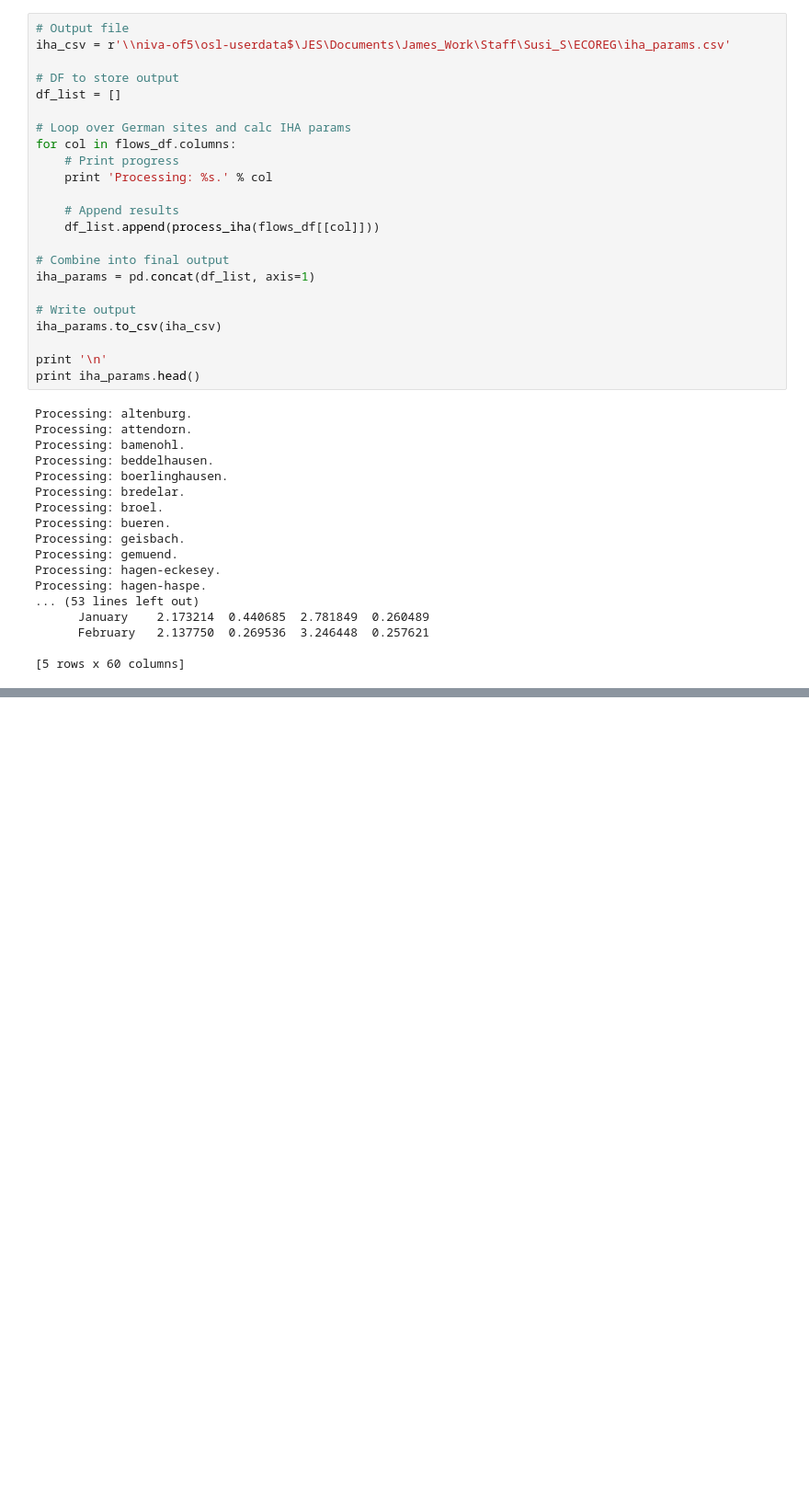
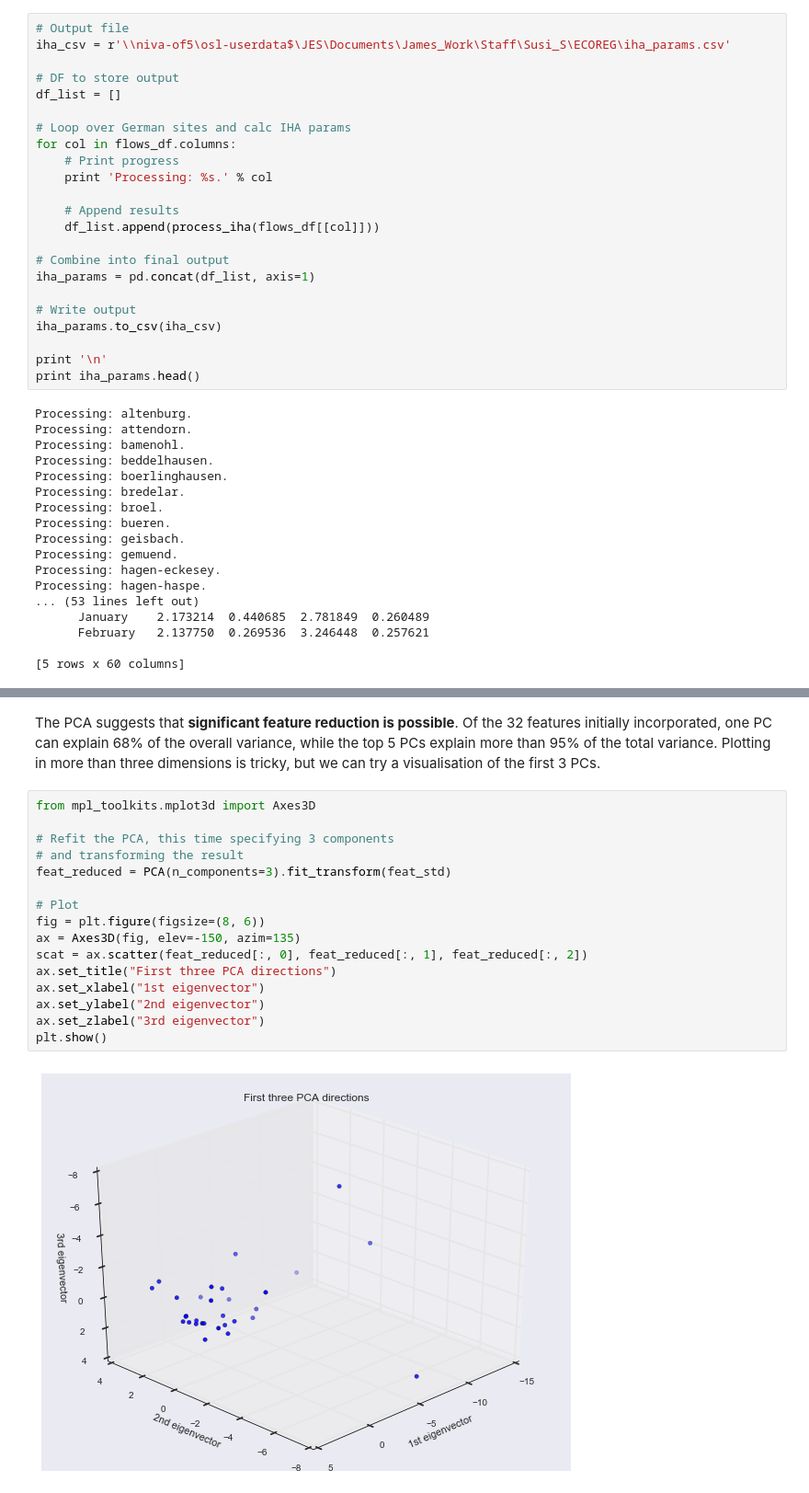
Before and after one commit to JamesSample/ECOREG, a Jupyter notebook: ecoreg_data_exploration.ipynb, the cells around one changed output, grey strips where cells are left out. Shown at 92% size. Saved outputs shown, nothing was run; the diff lists cells and outputs as text; blank space fills up the shorter version.

```diff
--- a/ecoreg_data_exploration.ipynb
+++ b/ecoreg_data_exploration.ipynb
@@ -978,0 +1091,20 @@ Processing: hagen-haspe.
+# %% [markdown]
+The PCA suggests that **significant feature reduction is possible**. Of the 32 features initially incorporated, one PC can explain 68% of the overall variance, while the top 5 PCs explain more than 95% of the total variance. Plotting in more than three dimensions is tricky, but we can try a visualisation of the first 3 PCs.
+# %%
+from mpl_toolkits.mplot3d import Axes3D
+
+# Refit the PCA, this time specifying 3 components
+# and transforming the result
+feat_reduced = PCA(n_components=3).fit_transform(feat_std)
+
+# Plot
+fig = plt.figure(figsize=(8, 6))
+ax = Axes3D(fig, elev=-150, azim=135)
+scat = ax.scatter(feat_reduced[:, 0], feat_reduced[:, 1], feat_reduced[:, 2])
+ax.set_title("First three PCA directions")
+ax.set_xlabel("1st eigenvector")
+ax.set_ylabel("2nd eigenvector")
+ax.set_zlabel("3rd eigenvector")
+plt.show()
+# %% [output]
+[figure, added]
```
Also changed, not shown: parts of 13 cells of this notebook.
